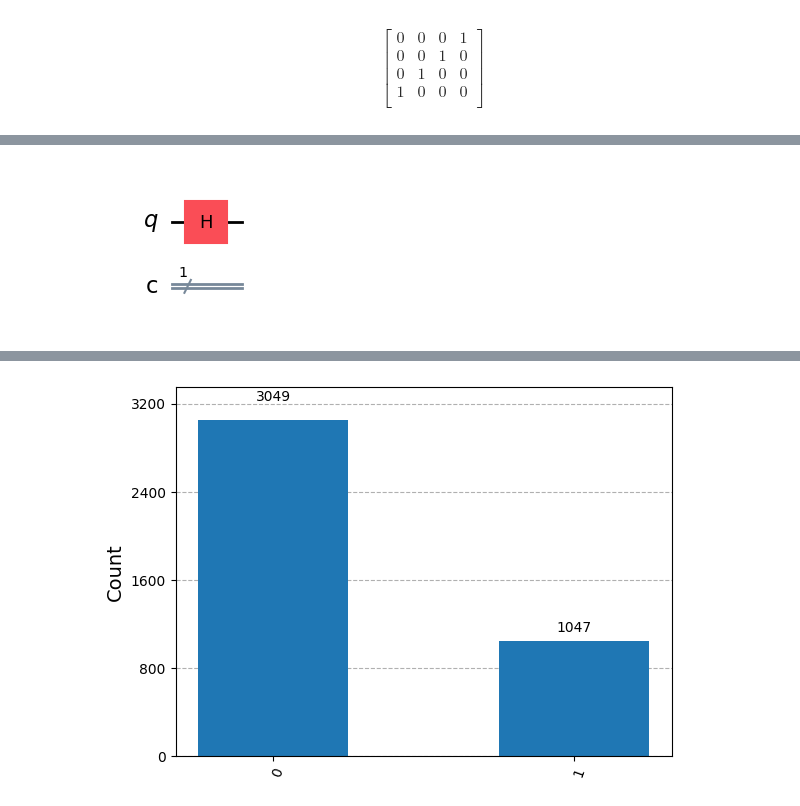
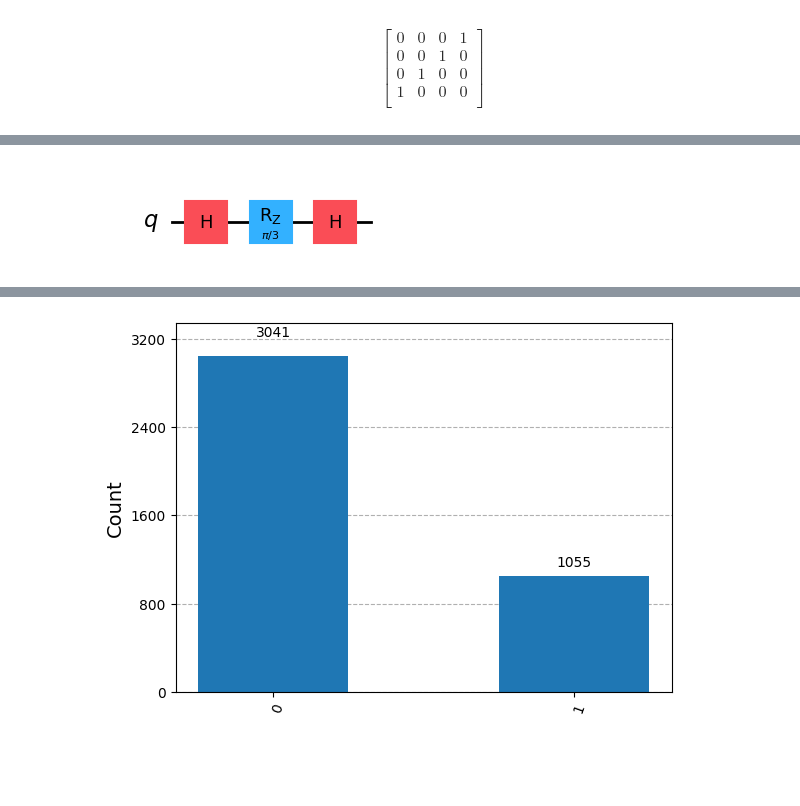
Before and after one commit to DuarteMagano/Hello-Quantum-World, a Jupyter notebook: tutorial_master.ipynb, the cells around one changed output, grey strips where cells are left out. Drawn from its saved outputs; the diff is of its cells as text; code cells hidden in the pictures; blank space fills up the shorter version.

```diff
--- a/tutorial_master.ipynb
+++ b/tutorial_master.ipynb
@@ -123,0 +110,2 @@ creg = ClassicalRegister(1, 'c')
+# %%
+qc = QuantumCircuit(1) # circuit with one qubit
@@ -124,4 +121,4 @@ creg = ClassicalRegister(1, 'c')
 # %%
-qc = QuantumCircuit(qreg, creg, name='First circuit')
+qc.h(0)
 qc.draw('mpl')
 # %% [output]
@@ -128,0 +131,4 @@ qc.draw('mpl')
+# %%
+phi = np.pi / 3
+qc.rz(phi, 0)
+qc.draw('mpl')
@@ -129,6 +142,5 @@ qc.draw('mpl')
 # %%
-qubit = qreg[0]
-qc.h(qubit)  # Gate H
+qc.h(0)
 qc.draw('mpl')
 # %% [output]
-[figure, old version]
+[figure, new version]
```
Also changed, not shown: parts of 39 cells of this notebook.
